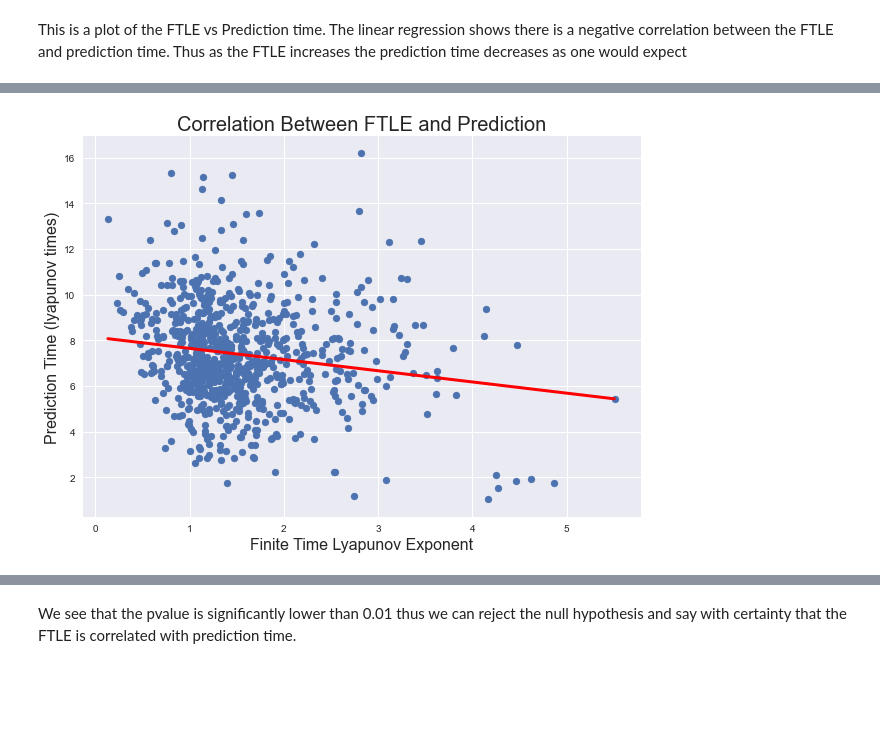
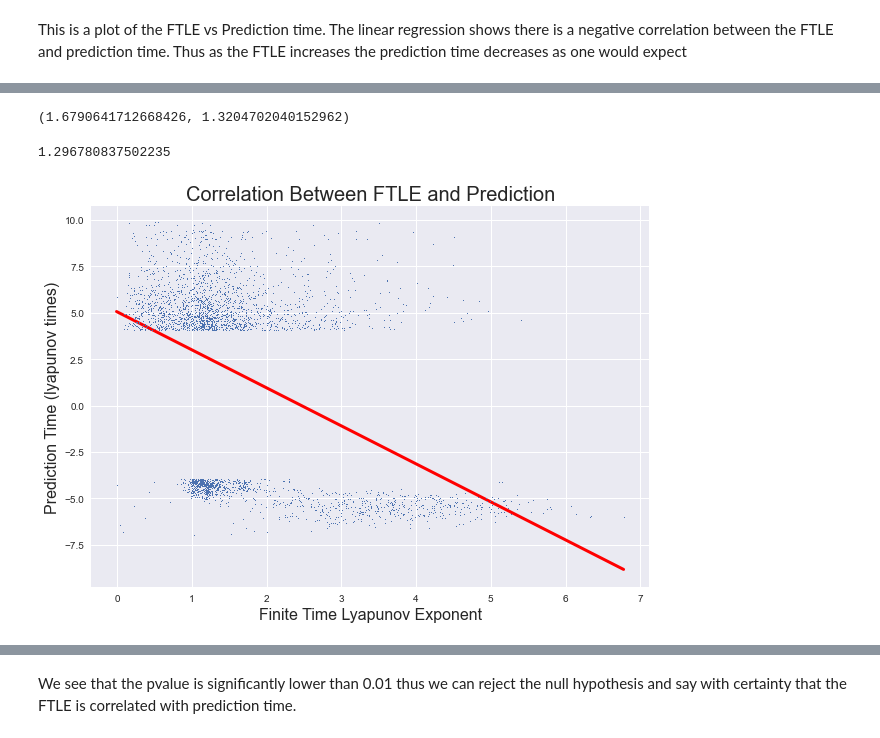
Before and after one commit to japlatt/reservoir, a Jupyter notebook: examples/Example_pred_var.ipynb, the cells around one changed output, grey strips where cells are left out. Cells and saved outputs as stored; diff of their text form; code cells hidden in the pictures; blank space fills up the shorter version.

```diff
--- a/examples/Example_pred_var.ipynb
+++ b/examples/Example_pred_var.ipynb
@@ -64,14 +90,17 @@ The thought that these areas might correspond to the finite time lyapunov expone
 The below plot shows the highest prediction values (Blue) and the lowest prediction values (Red).  Notice how the blue seems to cluster in the middle of the lobes and the very outside of the attractor while the red is in a central band.
 # %%
 fig = plt.figure(figsize = (10, 7))
-high = 12
-low = 3
+high = 6
+low = -4
 for i in range(len(var)):
-    maskh = var[i] > high
-    maskl = var[i] < low
-    plt.scatter(x[i][maskh][:, 0], x[i][maskh][:, 2], c = var[i][maskh],
-                cmap = 'RdBu', vmin = low, vmax = high)
-    plt.scatter(x[i][maskl][:, 0], x[i][maskl][:, 2], c = var[i][maskl],
-            cmap = 'RdBu', alpha = 0.2, vmin = low, vmax = high)
-plt.title('Prediction time of Reservoir (Lowest and Highest)', fontsize = 16);
+    v = var[i]-np.median(var[i])
+    maskh = v > high
+    maskl = v < low
+    plt.scatter(x[i][maskl][:, 0], x[i][maskl][:, 2], c = v[maskl],
+        cmap = 'jet', alpha = 0.6, vmin = low, vmax = high)
+    plt.scatter(x[i][maskh][:, 0], x[i][maskh][:, 2], c = v[maskh],
+                cmap = 'jet', alpha = 0.4, vmin = low, vmax = high)
+
+plt.title('Prediction time of Reservoir (Lowest and Highest)', fontsize = 22);
+fig.savefig('results/pred_time_res_lowhigh.png')
 # %% [output]
@@ -133,0 +159,14 @@ LE = lor63sys.localExp(X, L, dt, multi = True)
+# %%
+L = 32
+dt = 0.05
+T = L*dt
+skip = 2
+X = np.vstack(x)
+v = np.hstack([v - np.median(v) for v in var])
+
+#4.8
+high = v > 4
+low = v < -4
+# inds = np.random.choice(X.shape[0], X.shape[0]//skip, replace = False)
+inds = np.logical_or(high, low)
+X = X[inds]
@@ -138,7 +187,8 @@ Calculated FTLE with T = 1.60
 # %%
 import scipy
 LLE = LE[:, 0]
-v = np.hstack(var)[inds]
-result = scipy.stats.linregress(LLE, v)
+
+# v = np.hstack([var_i - np.median(var_i) for var_i in var])[inds]
+result = scipy.stats.linregress(LLE, v[inds])
 # %% [markdown]
 This is a plot of the FTLE vs Prediction time.  The linear regression shows there is a negative correlation between the FTLE and prediction time. Thus as the FTLE increases the prediction time decreases as one would expect
@@ -145,12 +211,21 @@ This is a plot of the FTLE vs Prediction time.  The linear regression shows ther
+# %%
+np.median(LLE[v[inds] < -4]), np.std(LLE[v[inds] < 4])
+# %% [output]
+(1.6790641712668426, 1.3204702040152962)
+# %%
+np.median(LLE)
+# %% [output]
+1.296780837502235
 # %%
 fig = plt.figure(figsize = (10, 7))
 x_lle = np.arange(np.min(LLE), np.max(LLE), 0.01)
 plt.plot(x_lle, result.slope*x_lle+result.intercept, lw = 3, c = 'r')
-plt.scatter(LLE, v)
+plt.plot(LLE, v[inds], ',')
 plt.xlabel('Finite Time Lyapunov Exponent', fontsize = 16)
 plt.ylabel('Prediction Time (lyapunov times)', fontsize = 16)
 plt.title('Correlation Between FTLE and Prediction', fontsize = 20);
+fig.savefig('corr_ftle_pred_T3.2.pdf', bbox_inches = 'tight')
 # %% [output]
-[figure, old version]
+[figure, new version]
 # %%
 result.pvalue
```
Also changed, not shown: parts of 13 cells of this notebook, 2 other files.
